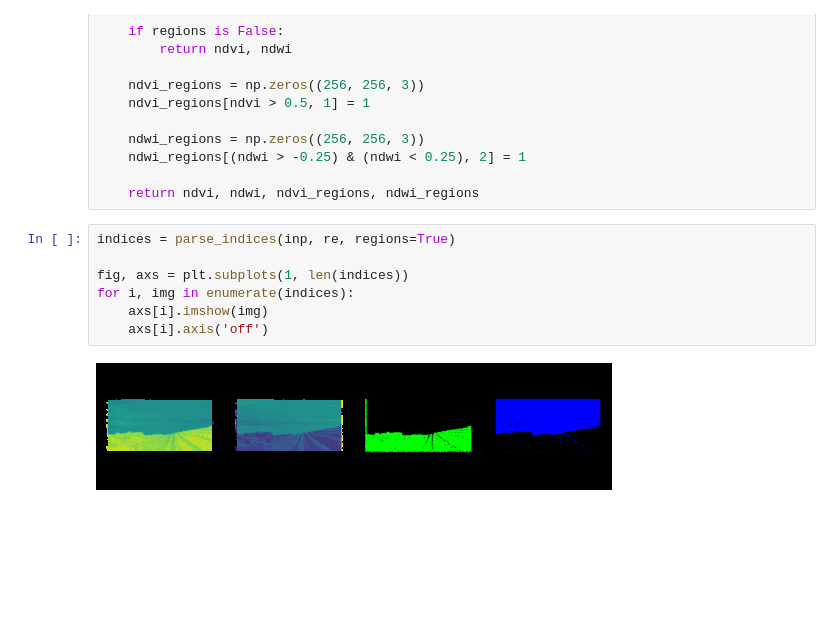
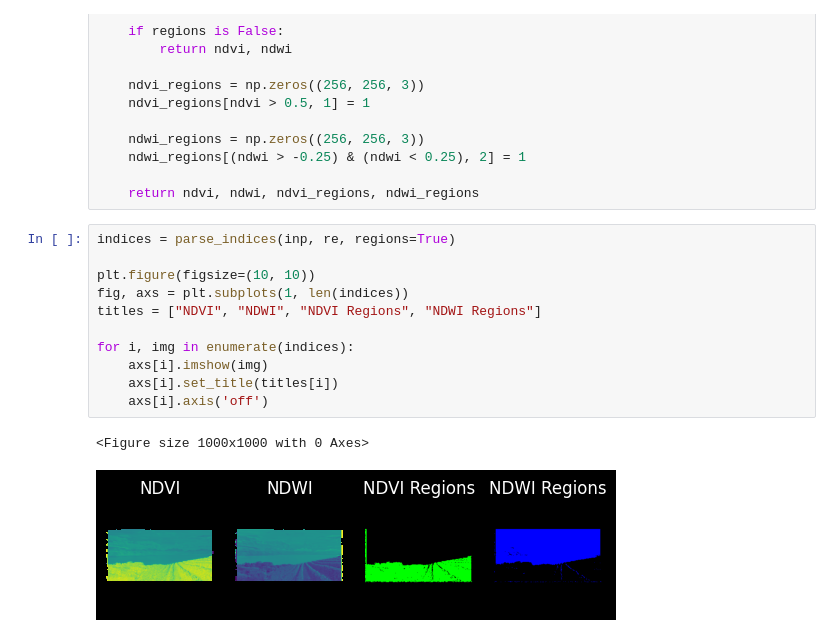
Before and after one commit to ULAS-HiPR/AI-utils, a Jupyter notebook: notebooks/nd_parser.ipynb, the cells around one changed output. Drawn from its saved outputs; the diff is of its cells as text; blank space fills up the shorter version.

```diff
--- a/notebooks/nd_parser.ipynb
+++ b/notebooks/nd_parser.ipynb
@@ -113,9 +113,14 @@ def parse_indices(inp, re, regions=False):
 # %%
 indices = parse_indices(inp, re, regions=True)
 
+plt.figure(figsize=(10, 10))
 fig, axs = plt.subplots(1, len(indices))
+titles = ["NDVI", "NDWI", "NDVI Regions", "NDWI Regions"]
+
 for i, img in enumerate(indices):
     axs[i].imshow(img)
+    axs[i].set_title(titles[i])
     axs[i].axis('off')
 # %% [output]
+<Figure size 1000x1000 with 0 Axes>
-[figure, old version]
+[figure, new version]
```
